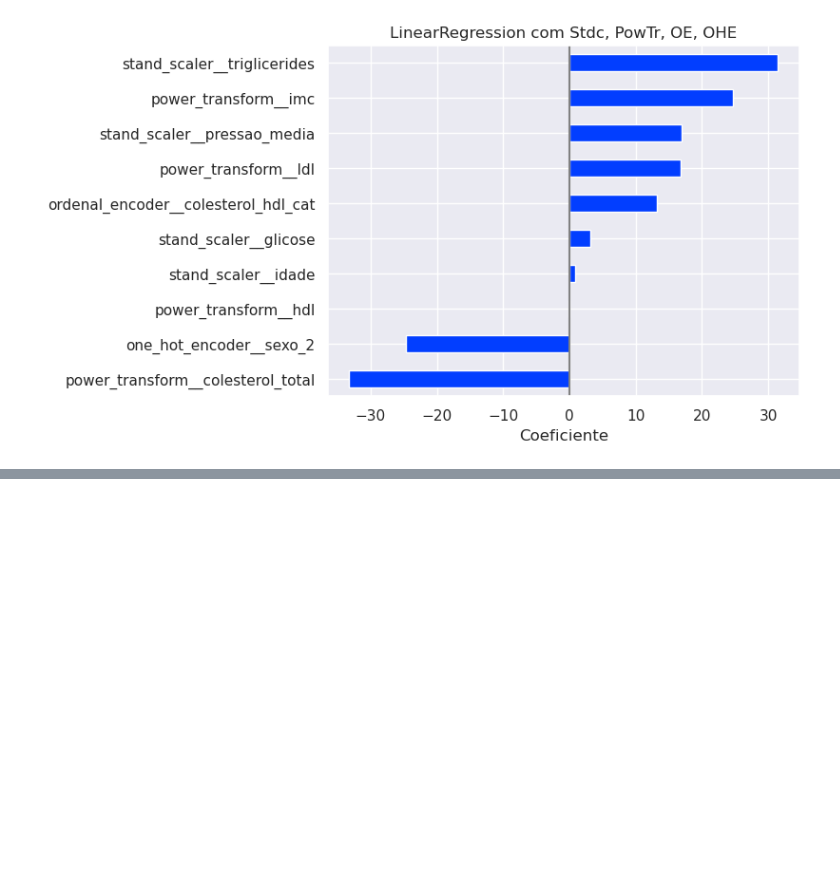
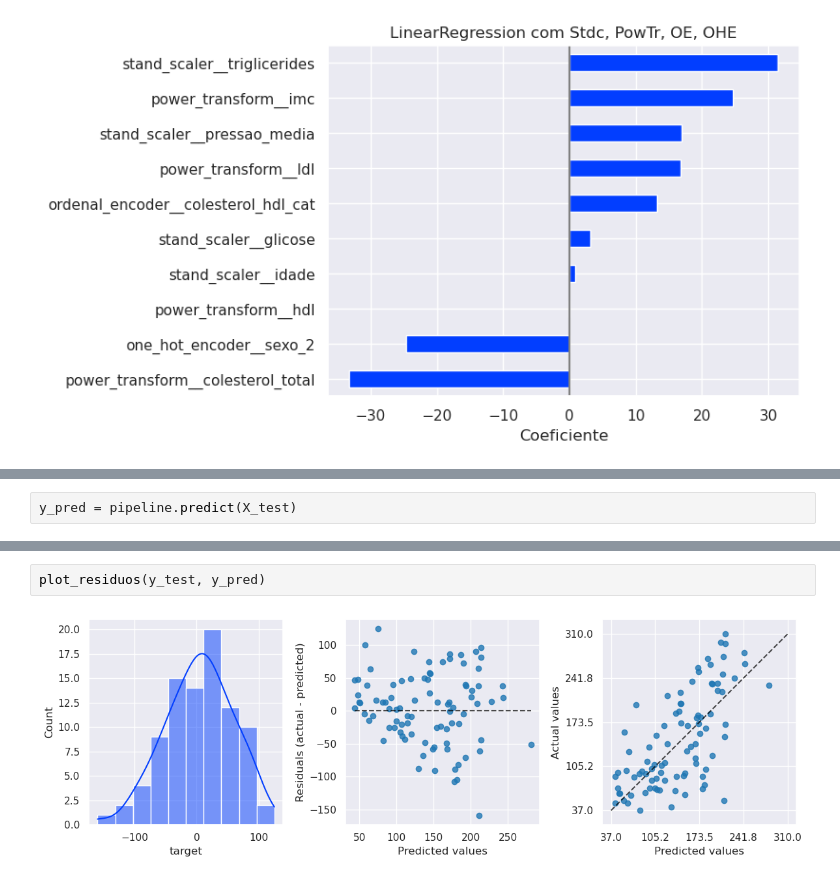
Before and after one commit to PauloViniciusR/Modelos_regressao, a Jupyter notebook: notebooks/06_outras_transformacoes.ipynb, the cells around one changed output, grey strips where cells are left out. Cells and saved outputs as stored; diff of their text form; blank space fills up the shorter version.

```diff
--- a/notebooks/06_outras_transformacoes.ipynb
+++ b/notebooks/06_outras_transformacoes.ipynb
@@ -287,0 +353,2 @@ plot_coefs(coefs, "LinearRegression com Stdc, PowTr, OE, OHE")
+# %%
+y_pred = pipeline.predict(X_test)
@@ -287,0 +371,4 @@ plot_coefs(coefs, "LinearRegression com Stdc, PowTr, OE, OHE")
+# %%
+plot_residuos(y_test, y_pred)
+# %% [output]
+[figure, added]
```
Also changed, not shown: parts of 8 cells of this notebook, 3 other files.
